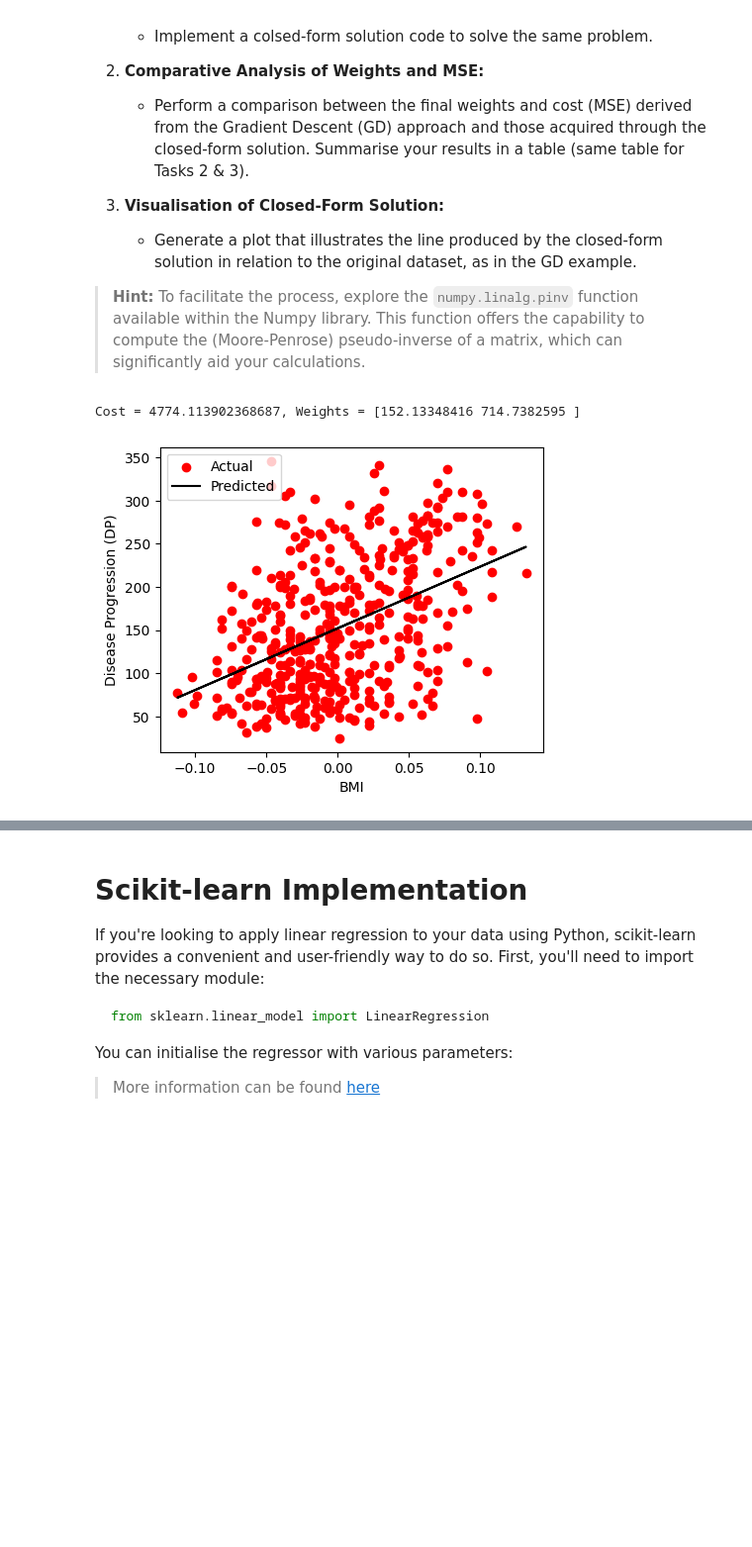
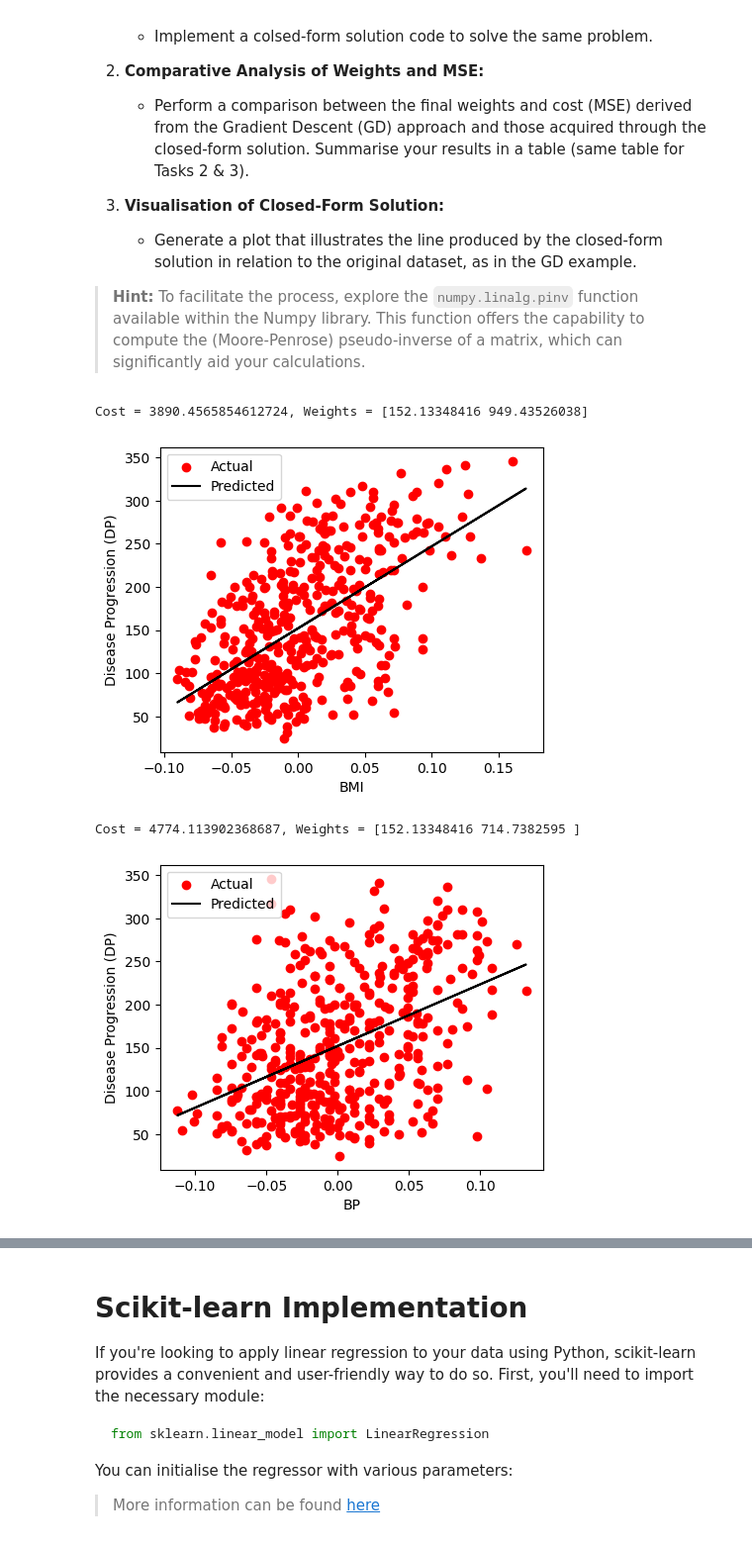
Before and after one commit to FajarKKP/Coding, a Jupyter notebook: 02_ML_LR.ipynb, the cells around one changed output, grey strips where cells are left out. Shown at 99% size. Drawn from its saved outputs; the diff is of its cells as text; code cells hidden in the pictures; blank space fills up the shorter version.

```diff
--- a/02_ML_LR.ipynb
+++ b/02_ML_LR.ipynb
@@ -430,5 +413,0 @@ def fit(X,Y):
-# %%
-cs_cost, cs_w = fit(X, Y)
-# %% [output]
-Cost = 4774.113902368687, Weights = [152.13348416 714.7382595 ]
-[figure, removed]
@@ -436,0 +469,13 @@ Cost = 4774.113902368687, Weights = [152.13348416 714.7382595 ]
+# %%
+X = diabetes_data["bmi"]
+Y = diabetes_data["DP"]
+cs_cost_bmi, cs_w_bmi = fit_bmi(X, Y)
+
+X = diabetes_data["bp"]
+Y = diabetes_data["DP"]
+cs_cost_bp, cs_w_bp = fit_bp(X, Y)
+# %% [output]
+Cost = 3890.4565854612724, Weights = [152.13348416 949.43526038]
+[figure, added]
+Cost = 4774.113902368687, Weights = [152.13348416 714.7382595 ]
+[figure, added]
```
Also changed, not shown: parts of 4 cells of this notebook.
